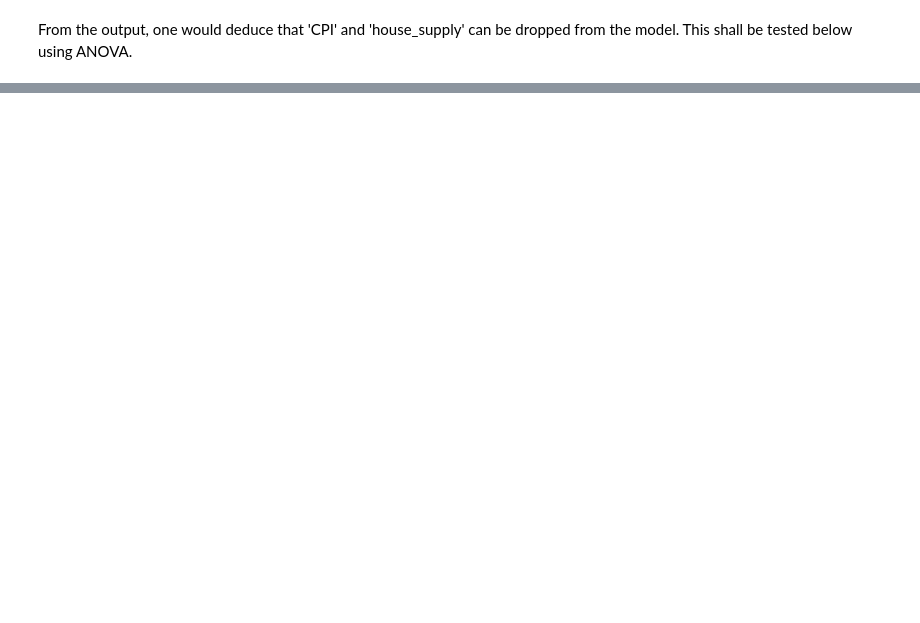
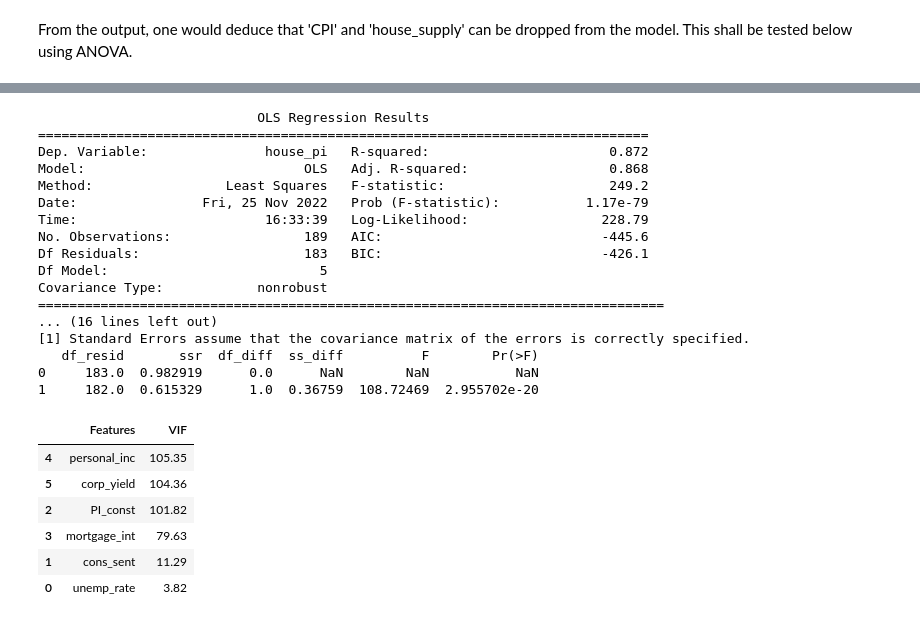
Before and after one commit to AtK42/digital-tools-for-finance-homework, a Jupyter notebook: housing-price-index-us/notebooks/housing-price-index-us.ipynb, the cells around one changed output, grey strips where cells are left out. Drawn from its saved outputs; the diff is of its cells as text; code cells hidden in the pictures; blank space fills up the shorter version.

```diff
--- a/housing-price-index-us/notebooks/housing-price-index-us.ipynb
+++ b/housing-price-index-us/notebooks/housing-price-index-us.ipynb
@@ -285,0 +306,52 @@ ValueError: ('Shapes must match', (9,), (1,))
+# %%
+# drop personal income
+indep_train_model3 = indep_train_model2.loc[:, indep_train_model2.columns != 'personal_inc']
+
+# retrain model
+indep_train_model3 = sm.add_constant(indep_train_model3)
+lm3 = sm.OLS(dep_train, indep_train_model3).fit()
+
+# print  summary
+print(lm3.summary())
+
+# anova
+anova_res2 = anova_lm(lm3, lm2)
+print(anova_res2)
+
+# VIF calculations
+if indep_train_model2.columns[0] == 'const':
+    indep_train_model2 = indep_train_model2.drop(['const'], axis = 1)
+
+# calculate VIF for new model
+vif = pd.DataFrame()
+X = indep_train_model2
+vif['Features'] = X.columns
+vif['VIF'] = [variance_inflation_factor(X.values, i) for i in range(X.shape[1])]
+vif['VIF'] = round(vif['VIF'], 2)
+vif = vif.sort_values(by = "VIF", ascending = False)
+vif
+# %% [output]
+                            OLS Regression Results
+==============================================================================
+Dep. Variable:               house_pi   R-squared:                       0.872
+Model:                            OLS   Adj. R-squared:                  0.868
+Method:                 Least Squares   F-statistic:                     249.2
+Date:                Fri, 25 Nov 2022   Prob (F-statistic):           1.17e-79
+Time:                        16:33:39   Log-Likelihood:                 228.79
+No. Observations:                 189   AIC:                            -445.6
+Df Residuals:                     183   BIC:                            -426.1
+Df Model:                           5
+Covariance Type:            nonrobust
+================================================================================
+... (16 lines left out)
+[1] Standard Errors assume that the covariance matrix of the errors is correctly specified.
+   df_resid       ssr  df_diff  ss_diff          F        Pr(>F)
+0     183.0  0.982919      0.0      NaN        NaN           NaN
+1     182.0  0.615329      1.0  0.36759  108.72469  2.955702e-20
+|  | Features | VIF |
+| 4 | personal_inc | 105.35 |
+| 5 | corp_yield | 104.36 |
+| 2 | PI_const | 101.82 |
+| 3 | mortgage_int | 79.63 |
+| 1 | cons_sent | 11.29 |
+| 0 | unemp_rate | 3.82 |
```
Also changed, not shown: parts of 9 cells of this notebook.
